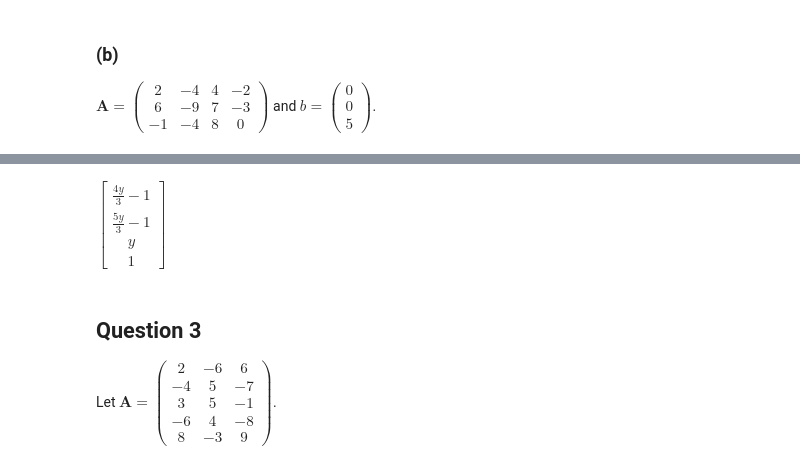
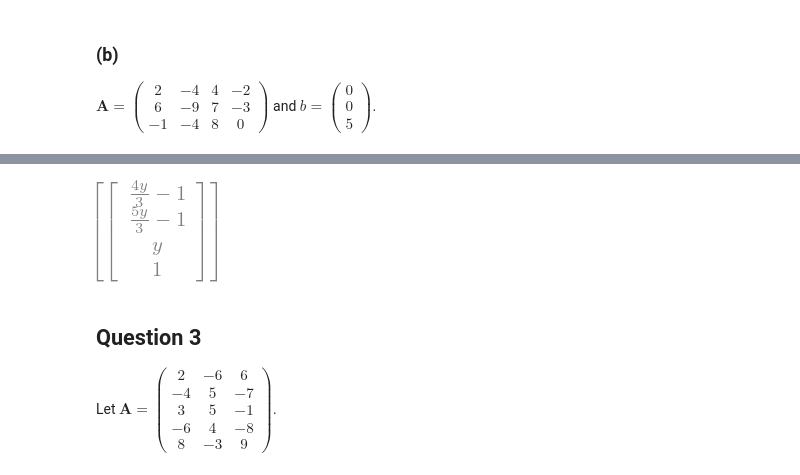
Before and after one commit to YeeShin504/linear-algebra, a Jupyter notebook: docs/tutorials/tut03.ipynb, the cells around one changed output, grey strips where cells are left out. Cells and saved outputs as stored; diff of their text form; code cells hidden in the pictures.

```diff
--- a/docs/tutorials/tut03.ipynb
+++ b/docs/tutorials/tut03.ipynb
@@ -99,8 +99,8 @@ $\displaystyle \left[\begin{array}{c}0\\0\\5\end{array}\right]$
 # %%
-x = plu.U.solve(y)
+x = plu.U.solve(y[0])
 x
 # %% [output]
-$\displaystyle \left[\begin{array}{c}\frac{4 y}{3} - 1\\\frac{5 y}{3} - 1\\y\\1\end{array}\right]$
+[figure, added]
 # %% [markdown]
 ## Question 3
 
```
Also changed, not shown: parts of 24 cells of this notebook, 1 other file.
